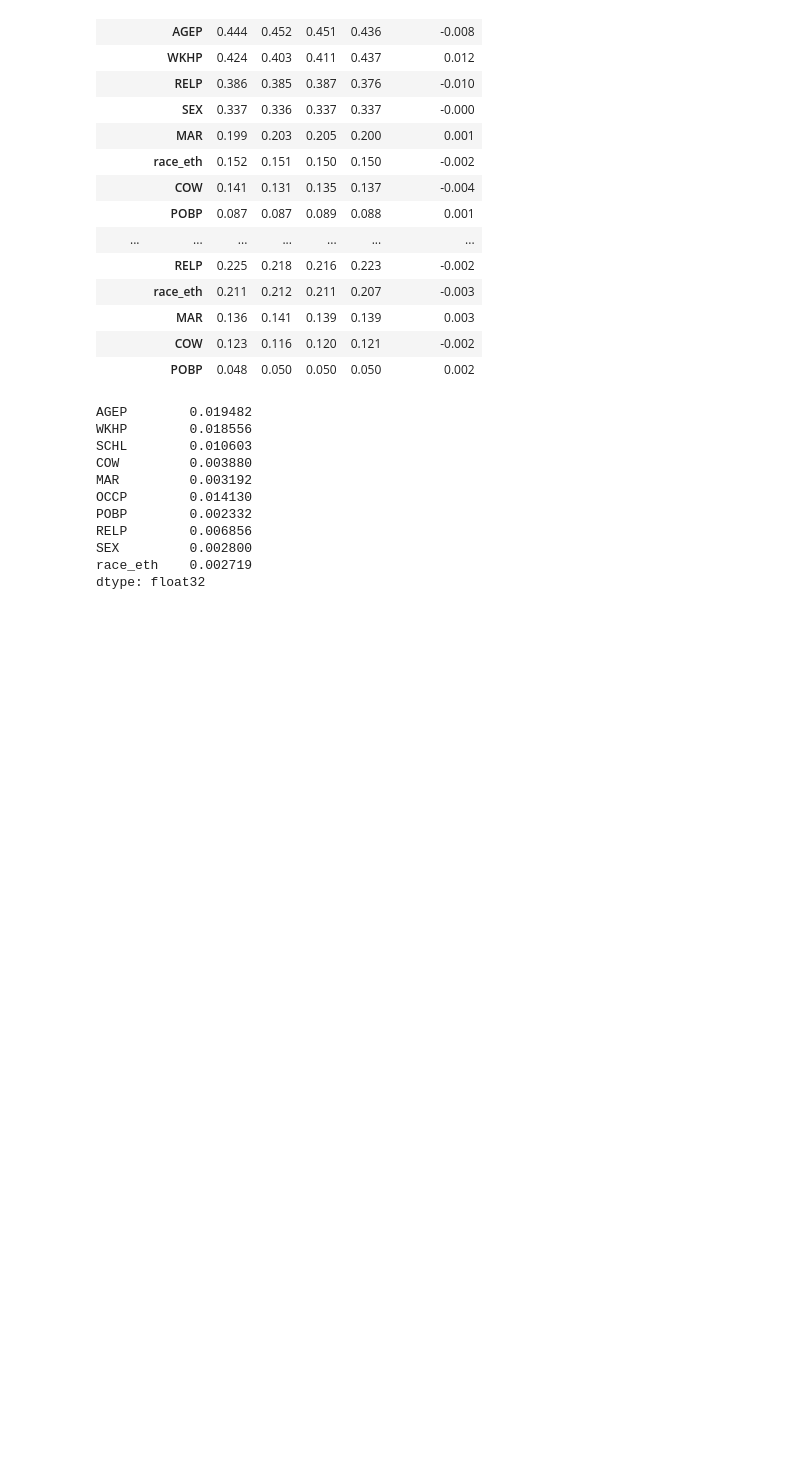
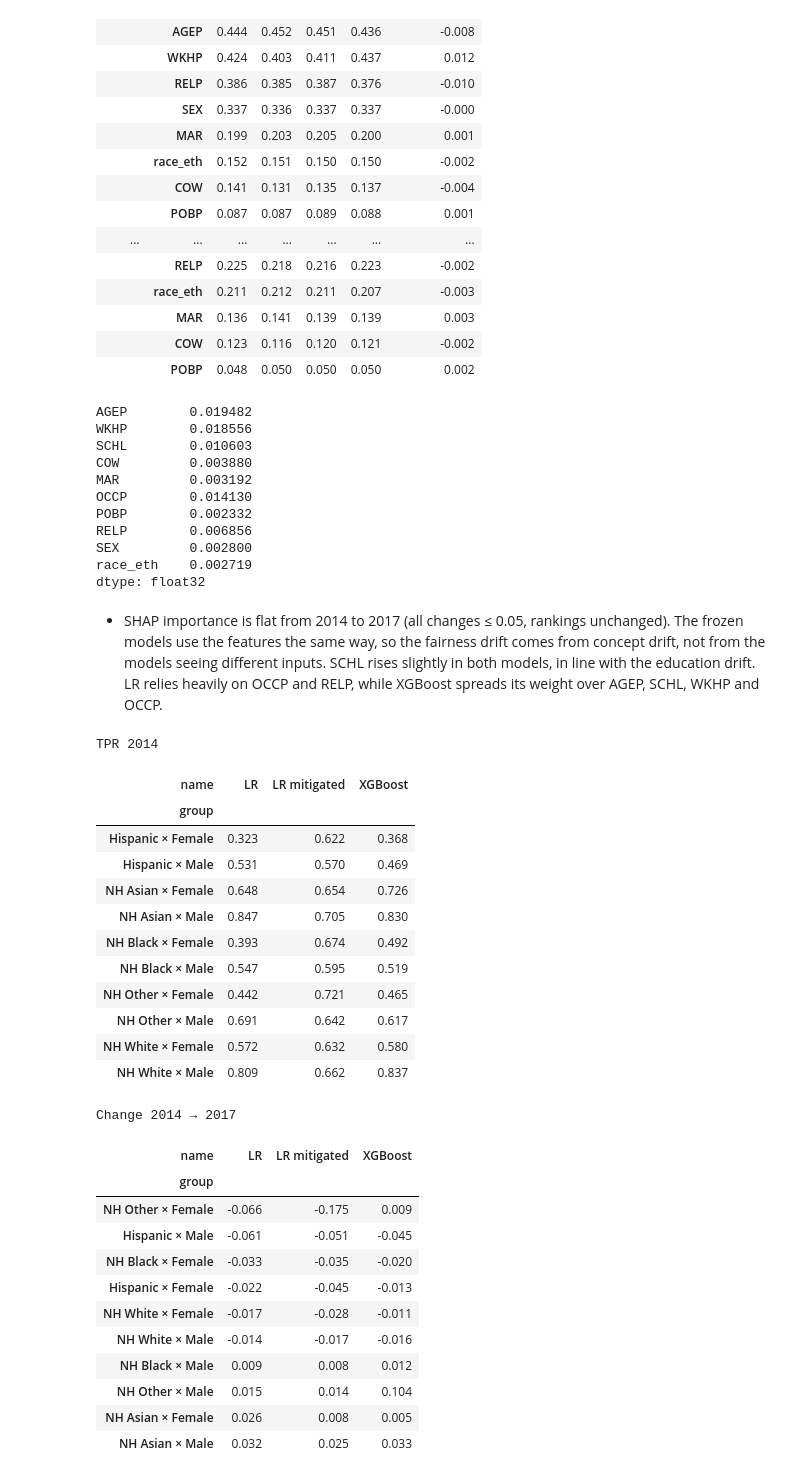
Before and after one commit to Hnhy1806/fairness-over-time, a Jupyter notebook: notebooks/03_diagnose.ipynb, the cells around one changed output. Cells and saved outputs as stored; diff of their text form; code cells hidden in the pictures; blank space fills up the shorter version.

```diff
--- a/notebooks/03_diagnose.ipynb
+++ b/notebooks/03_diagnose.ipynb
@@ -295,3 +295,44 @@ RELP        0.006856
 SEX         0.002800
 race_eth    0.002719
 dtype: float32
+# %% [markdown]
+- SHAP importance is flat from 2014 to 2017 (all changes ≤ 0.05, rankings unchanged). The frozen models use the features the same way, so the fairness drift comes from concept drift, not from the models seeing different inputs. SCHL rises slightly in both models, in line with the education drift. LR relies heavily on OCCP and RELP, while XGBoost spreads its weight over AGEP, SCHL, WKHP and OCCP.
+# %%
+m = pd.read_csv(METRICS_PATH)
+tpr = m[(m["attribute"] == "race_eth_x_sex") & (m["metric"] == "TPR") & (m["year"].isin([2014, 2017]))].copy()
+tpr["name"] = tpr["model"] + np.where(tpr["mitigated"], " mitigated", "")
+tpr = tpr[tpr["name"].isin(["LR", "XGBoost", "LR mitigated"])]
+
+t = tpr.pivot(index="group", columns=["name", "year"], values="value")
+tpr_2014 = t.xs(2014, axis=1, level="year")
+change   = t.xs(2017, axis=1, level="year") - tpr_2014
+
+print("TPR 2014");          display(tpr_2014.round(3))
+print("Change 2014 → 2017"); display(change.round(3).sort_values("LR"))
+# %% [output]
+TPR 2014
+| name | LR | LR mitigated | XGBoost |
+| group |  |  |  |
+| Hispanic × Female | 0.323 | 0.622 | 0.368 |
+| Hispanic × Male | 0.531 | 0.570 | 0.469 |
+| NH Asian × Female | 0.648 | 0.654 | 0.726 |
+| NH Asian × Male | 0.847 | 0.705 | 0.830 |
+| NH Black × Female | 0.393 | 0.674 | 0.492 |
+| NH Black × Male | 0.547 | 0.595 | 0.519 |
+| NH Other × Female | 0.442 | 0.721 | 0.465 |
+| NH Other × Male | 0.691 | 0.642 | 0.617 |
+| NH White × Female | 0.572 | 0.632 | 0.580 |
+| NH White × Male | 0.809 | 0.662 | 0.837 |
+Change 2014 → 2017
+| name | LR | LR mitigated | XGBoost |
+| group |  |  |  |
+| NH Other × Female | -0.066 | -0.175 | 0.009 |
+| Hispanic × Male | -0.061 | -0.051 | -0.045 |
+| NH Black × Female | -0.033 | -0.035 | -0.020 |
+| Hispanic × Female | -0.022 | -0.045 | -0.013 |
+| NH White × Female | -0.017 | -0.028 | -0.011 |
+| NH White × Male | -0.014 | -0.017 | -0.016 |
+| NH Black × Male | 0.009 | 0.008 | 0.012 |
+| NH Other × Male | 0.015 | 0.014 | 0.104 |
+| NH Asian × Female | 0.026 | 0.008 | 0.005 |
+| NH Asian × Male | 0.032 | 0.025 | 0.033 |
```
Also changed, not shown: 5 other files.
